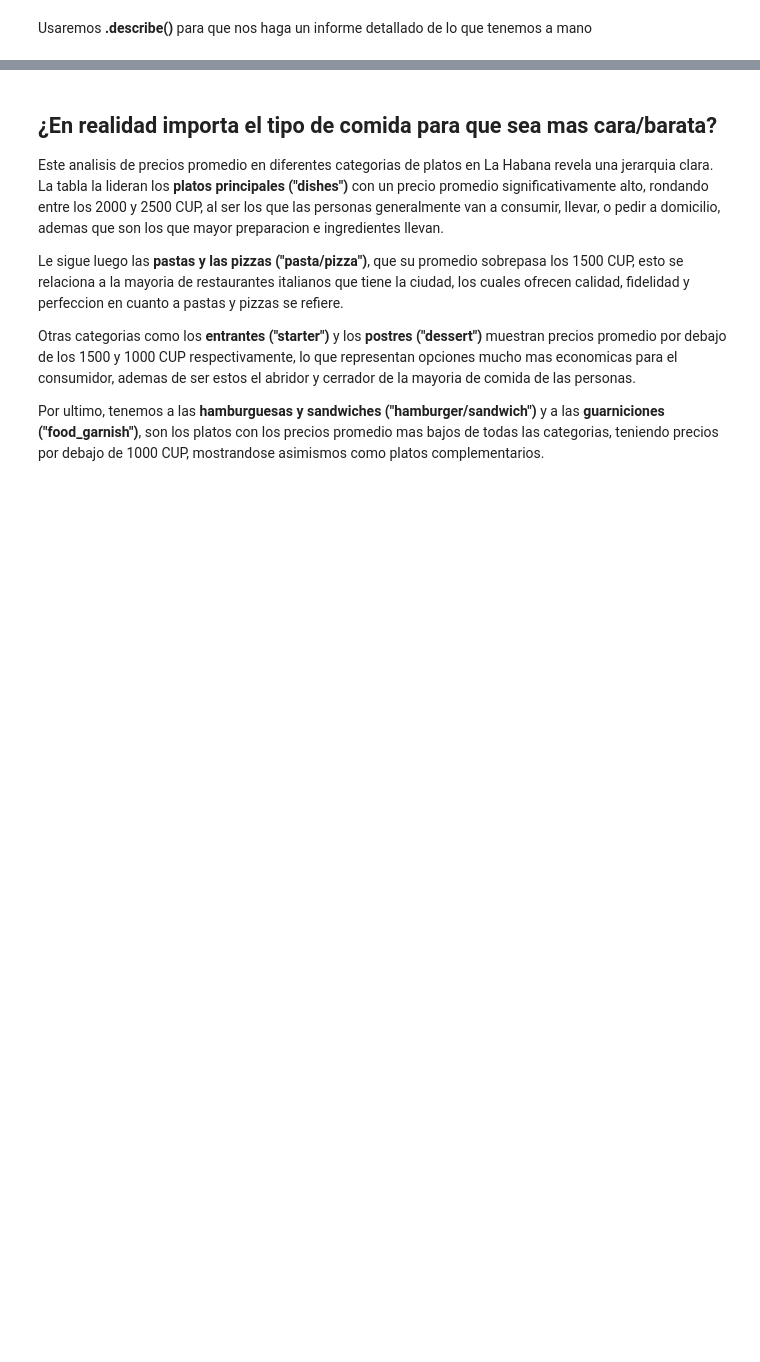
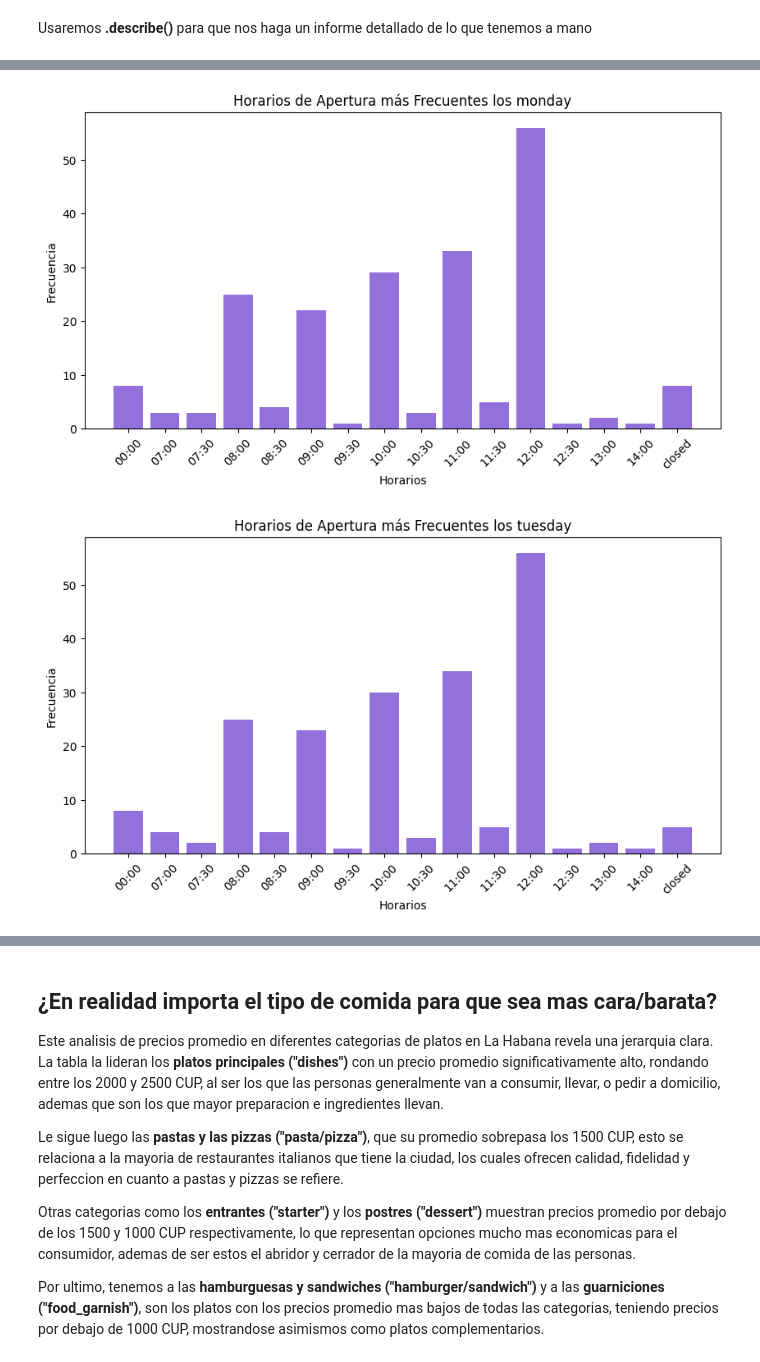
Before and after one commit to Tnoob-dev/DS-Menu, a Jupyter notebook: notebook/main.ipynb, the cells around one changed output, grey strips where cells are left out. Saved outputs shown, nothing was run; the diff lists cells and outputs as text; code cells hidden in the pictures; blank space fills up the shorter version.

```diff
--- a/notebook/main.ipynb
+++ b/notebook/main.ipynb
@@ -178,0 +168,24 @@ Usaremos **.describe()** para que nos haga un informe detallado de lo que tenemo
+# %%
+def schedulesPicker(data_list: List[Dict[str, Any]]) -> Dict[str, Dict[str, int]]:
+
+    days: List[str] = ["monday", "tuesday", "wednesday", "thursday", "friday", "saturday", "sunday"]
+    count: Dict[str, Dict[str, int]] = {day: {} for day in days}
+
+    for date in data_list:
+        schedules = date.get("schedules")
+        for day in days:
+            value: str = schedules.get(day).get("start_time")
+            if value is None:
+                value = "closed"
+            if value in count[day]:
+                count[day][value] += 1
+            else:
+                count[day][value] = 1
+    return count
+
+count = schedulesPicker(info)
+
+graph_opening_frequences(count)
+# %% [output]
+[figure, added]
+[figure, added]
```
Also changed, not shown: parts of 14 cells of this notebook, 9 other files.
